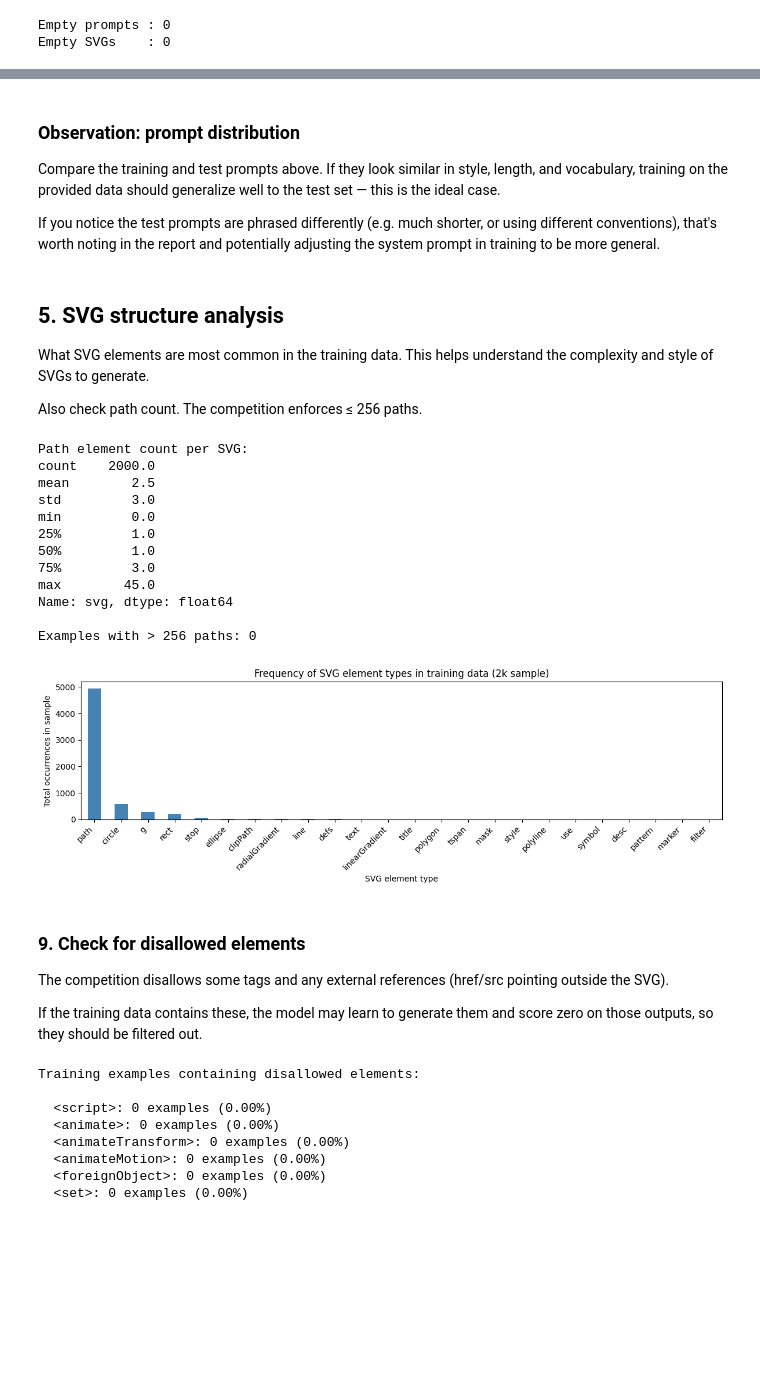
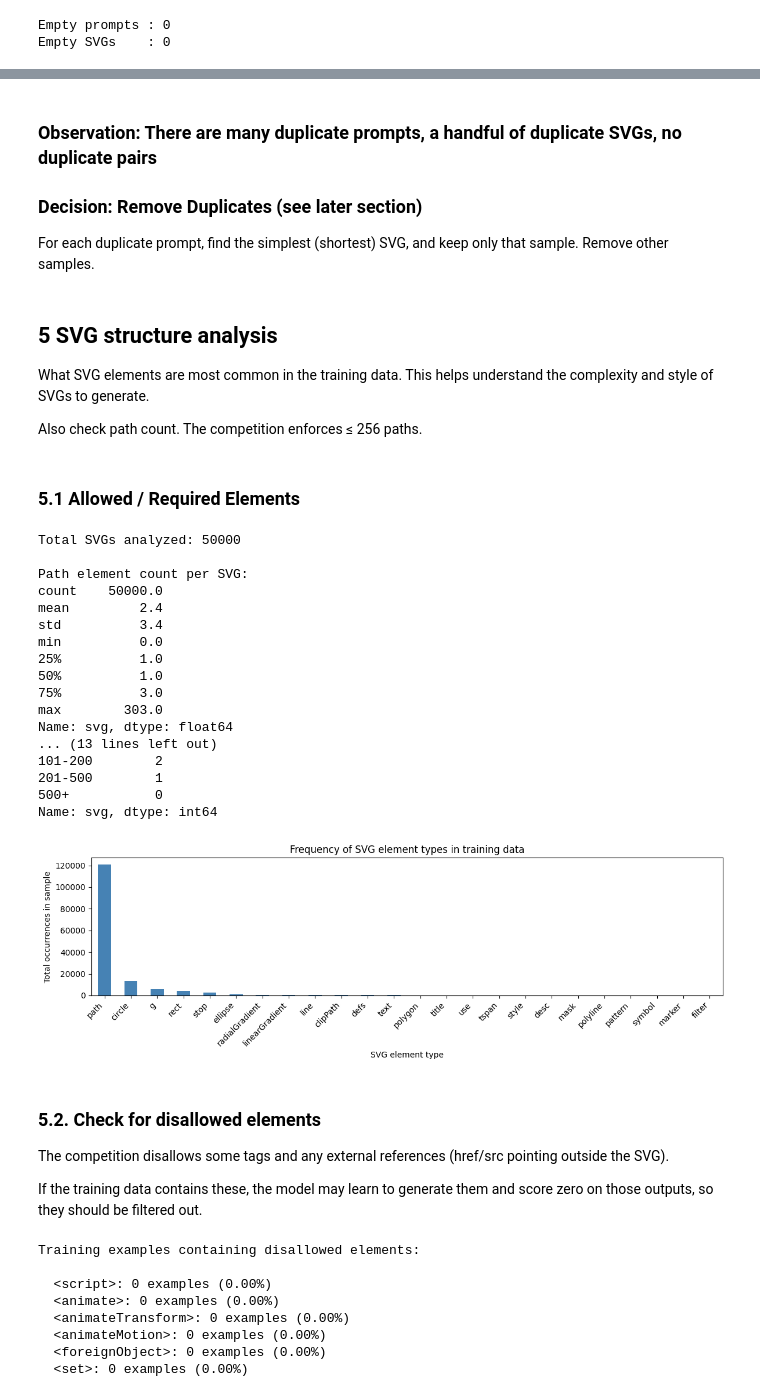
Before and after one commit to agoluoglu/Text-to-SVG, a Jupyter notebook: notebooks/01_data_exploration.ipynb, the cells around one changed output, grey strips where cells are left out. Saved outputs shown, nothing was run; the diff lists cells and outputs as text; code cells hidden in the pictures; blank space fills up the shorter version.

```diff
--- a/notebooks/01_data_exploration.ipynb
+++ b/notebooks/01_data_exploration.ipynb
@@ -241,30 +373,23 @@ for i, prompt in enumerate(test_df["prompt"].sample(10, random_state=7).values):
 # %% [markdown]
-### Observation: prompt distribution
+### Observation: There are many duplicate prompts, a handful of duplicate SVGs, no duplicate pairs
 
-Compare the training and test prompts above. If they look similar in style,
-length, and vocabulary, training on the provided data should generalize well
-to the test set — this is the ideal case.
-
-If you notice the test prompts are phrased differently (e.g. much shorter,
-or using different conventions), that's worth noting in the report and
-potentially adjusting the system prompt in training to be more general.
+### Decision: Remove Duplicates (see later section)
+For each duplicate prompt, find the simplest (shortest) SVG, and keep only that sample. Remove other samples.
 # %% [markdown]
-## 5. SVG structure analysis
+## 5 SVG structure analysis
 
 What SVG elements are most common in the training data.
 This helps understand the complexity and style of SVGs to generate.
 
 Also check path count. The competition enforces ≤ 256 paths.
+# %% [markdown]
+### 5.1 Allowed / Required Elements
 # %%
 import xml.etree.ElementTree as ET
 import re
 
 def count_paths(svg_str: str) -> int:
-    """Count the number of <path> elements in an SVG string.
-
-    Use regex instead of XML parsing because some SVGs in the training
-    set may be malformed, and regex is more forgiving.
-    """
+    """Count the number of <path> elements in an SVG string."""
     return len(re.findall(r"<path", svg_str, flags=re.IGNORECASE))
 
 
@@ -273,65 +398,77 @@ def count_element(svg_str: str, tag: str) -> int:
     return len(re.findall(f"<{tag}[\\s/>]", svg_str, flags=re.IGNORECASE))
 
 
-# Compute path count on a sample
-sample_for_structure = train_df.sample(n=2000, random_state=42)
+# Compute path count on the FULL dataset
+path_counts = train_df["svg"].apply(count_paths)
 
-path_counts = sample_for_structure["svg"].apply(count_paths)
-
-print("Path element count per SVG:")
+print(f"Total SVGs analyzed: {len(path_counts)}")
+print("\nPath element count per SVG:")
 print(path_counts.describe().round(1))
 print(f"\nExamples with > 256 paths: {(path_counts > 256).sum()}")
+print(f"Examples with > 128 paths: {(path_counts > 128).sum()}")
+print(f"Examples with > 64 paths:  {(path_counts > 64).sum()}")
+
+# Distribution buckets
+bins = [0, 1, 5, 10, 20, 50, 100, 200, 500, float('inf')]
+labels = ['0-1', '2-5', '6-10', '11-20', '21-50', '51-100', '101-200', '201-500', '500+']
+print("\nPath count distribution:")
+print(path_counts.groupby(pd.cut(path_counts, bins=bins, labels=labels)).count())
 # %% [output]
+Total SVGs analyzed: 50000
+
 Path element count per SVG:
-count    2000.0
-mean        2.5
-std         3.0
-min         0.0
-25%         1.0
-50%         1.0
-75%         3.0
-max        45.0
+count    50000.0
+mean         2.4
+std          3.4
+min          0.0
+25%          1.0
+50%          1.0
+75%          3.0
+max        303.0
 Name: svg, dtype: float64
-
-Examples with > 256 paths: 0
+... (13 lines left out)
+101-200        2
+201-500        1
+500+           0
+Name: svg, dtype: int64
 # %%
 # Count how often each SVG element type appears across the sample
 # svg, g, path, rect, circle, ellipse,
 # line, polyline, polygon, defs, use,
 # symbol, clipPath, mask, linearGradient,
 # radialGradient, stop, text, tspan, title,
 # desc, style, pattern, marker, filter
 ALLOWED_TAGS = [
     "g", "path", "rect", "circle", "ellipse",
     "line", "polyline", "polygon", "defs", "use",
     "symbol", "clipPath", "linearGradient", "mask",
     "radialGradient", "stop", "text", "tspan", "title",
     "desc", "style", "pattern", "marker", "filter"
 ]
 
 
 tag_counts = {}
 for tag in ALLOWED_TAGS:
-    total = sample_for_structure["svg"].apply(
+    total = train_df["svg"].apply(
         lambda s: count_element(s, tag)
     ).sum()
     tag_counts[tag] = total
 
 # Sort by frequency and display
 tag_series = pd.Series(tag_counts).sort_values(ascending=False)
 
 fig, ax = plt.subplots(figsize=(12, 4))
 tag_series.plot(kind="bar", ax=ax, color="steelblue", edgecolor="none")
 ax.set_xlabel("SVG element type")
 ax.set_ylabel("Total occurrences in sample")
-ax.set_title("Frequency of SVG element types in training data (2k sample)")
+ax.set_title("Frequency of SVG element types in training data")
 plt.xticks(rotation=45, ha="right")
 plt.tight_layout()
 plt.show()
 # %% [output]
-[figure, old version]
+[figure, new version]
 # %% [markdown]
-### 9. Check for disallowed elements
+### 5.2. Check for disallowed elements
 
 The competition disallows some tags and any external references (href/src
 pointing outside the SVG).
```
Also changed, not shown: parts of 95 cells of this notebook, 2 other files.
